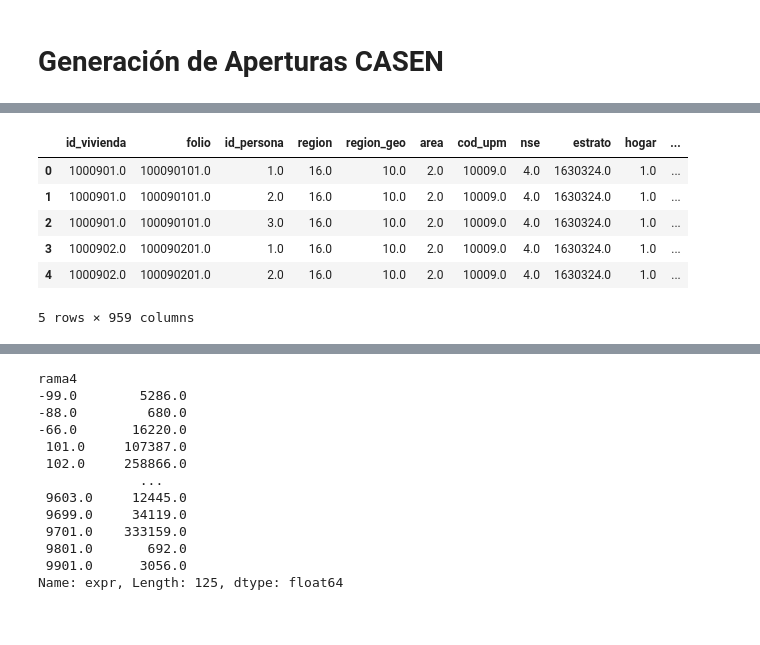
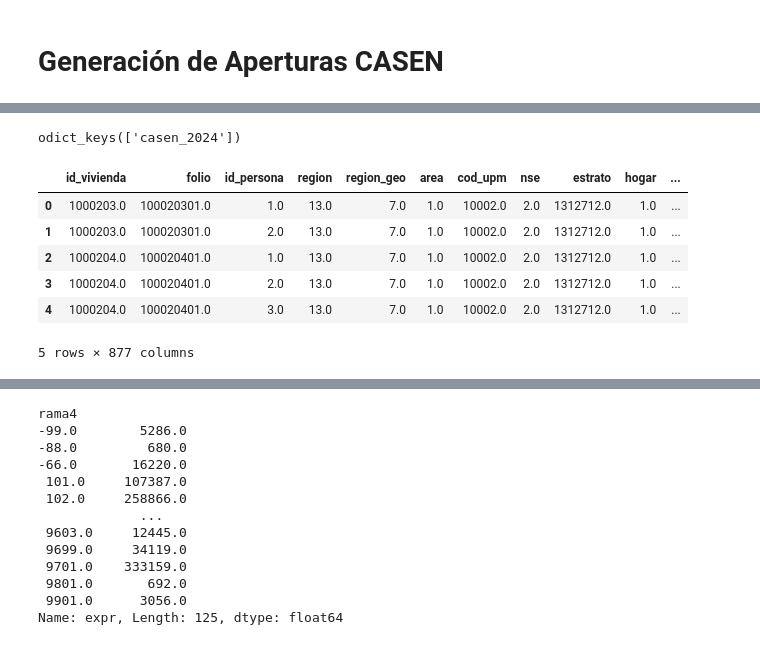
Before and after one commit to fcohenriquez/eq_general, a Jupyter notebook: script/casen.ipynb, the cells around one changed output, grey strips where cells are left out. Drawn from its saved outputs; the diff is of its cells as text; code cells hidden in the pictures.

```diff
--- a/script/casen.ipynb
+++ b/script/casen.ipynb
@@ -20,28 +20,29 @@ fecha de ejecución: 2026-04-16
 # %%
 
 '''
-ESto extrae el archivo RData y lo pasa a parquet
+#ESto extrae el archivo RData y lo pasa a parquet
 import pyreadr
-casen = pyreadr.read_r("//poike/PHenriquez/casen_2022/casen_2022.RData")
+casen = pyreadr.read_r("//poike/PHenriquez/casen_2024/casen_2024.RData")
 print(casen.keys())
 
-casen=casen['casen_2022']
+casen=casen['casen_2024']
 
 casen.head()
-casen.to_parquet('//poike/PHenriquez/casen_2022/casen_2022.parquet.gzip', compression='gzip')
-
+casen.to_parquet('//poike/PHenriquez/casen_2024/casen_2024.parquet.gzip', compression='gzip')
 '''
+# %% [output]
+odict_keys(['casen_2024'])
 # %%
-casen=pd.read_parquet('//poike/PHenriquez/casen_2022/casen_2022.parquet.gzip')
+casen=pd.read_parquet('//poike/PHenriquez/casen_2024/casen_2024.parquet.gzip')
 
 casen.head()
 # %% [output]
 |  | id_vivienda | folio | id_persona | region | region_geo | area | cod_upm | nse | estrato | hogar | ... |
-| 0 | 1000901.0 | 100090101.0 | 1.0 | 16.0 | 10.0 | 2.0 | 10009.0 | 4.0 | 1630324.0 | 1.0 | ... |
-| 1 | 1000901.0 | 100090101.0 | 2.0 | 16.0 | 10.0 | 2.0 | 10009.0 | 4.0 | 1630324.0 | 1.0 | ... |
-| 2 | 1000901.0 | 100090101.0 | 3.0 | 16.0 | 10.0 | 2.0 | 10009.0 | 4.0 | 1630324.0 | 1.0 | ... |
-| 3 | 1000902.0 | 100090201.0 | 1.0 | 16.0 | 10.0 | 2.0 | 10009.0 | 4.0 | 1630324.0 | 1.0 | ... |
-| 4 | 1000902.0 | 100090201.0 | 2.0 | 16.0 | 10.0 | 2.0 | 10009.0 | 4.0 | 1630324.0 | 1.0 | ... |
+| 0 | 1000203.0 | 100020301.0 | 1.0 | 13.0 | 7.0 | 1.0 | 10002.0 | 2.0 | 1312712.0 | 1.0 | ... |
+| 1 | 1000203.0 | 100020301.0 | 2.0 | 13.0 | 7.0 | 1.0 | 10002.0 | 2.0 | 1312712.0 | 1.0 | ... |
+| 2 | 1000204.0 | 100020401.0 | 1.0 | 13.0 | 7.0 | 1.0 | 10002.0 | 2.0 | 1312712.0 | 1.0 | ... |
+| 3 | 1000204.0 | 100020401.0 | 2.0 | 13.0 | 7.0 | 1.0 | 10002.0 | 2.0 | 1312712.0 | 1.0 | ... |
+| 4 | 1000204.0 | 100020401.0 | 3.0 | 13.0 | 7.0 | 1.0 | 10002.0 | 2.0 | 1312712.0 | 1.0 | ... |
-5 rows × 959 columns
+5 rows × 877 columns
 # %%
 list(casen.columns)
```
Also changed, not shown: parts of 3 cells of this notebook, 17 other files.
